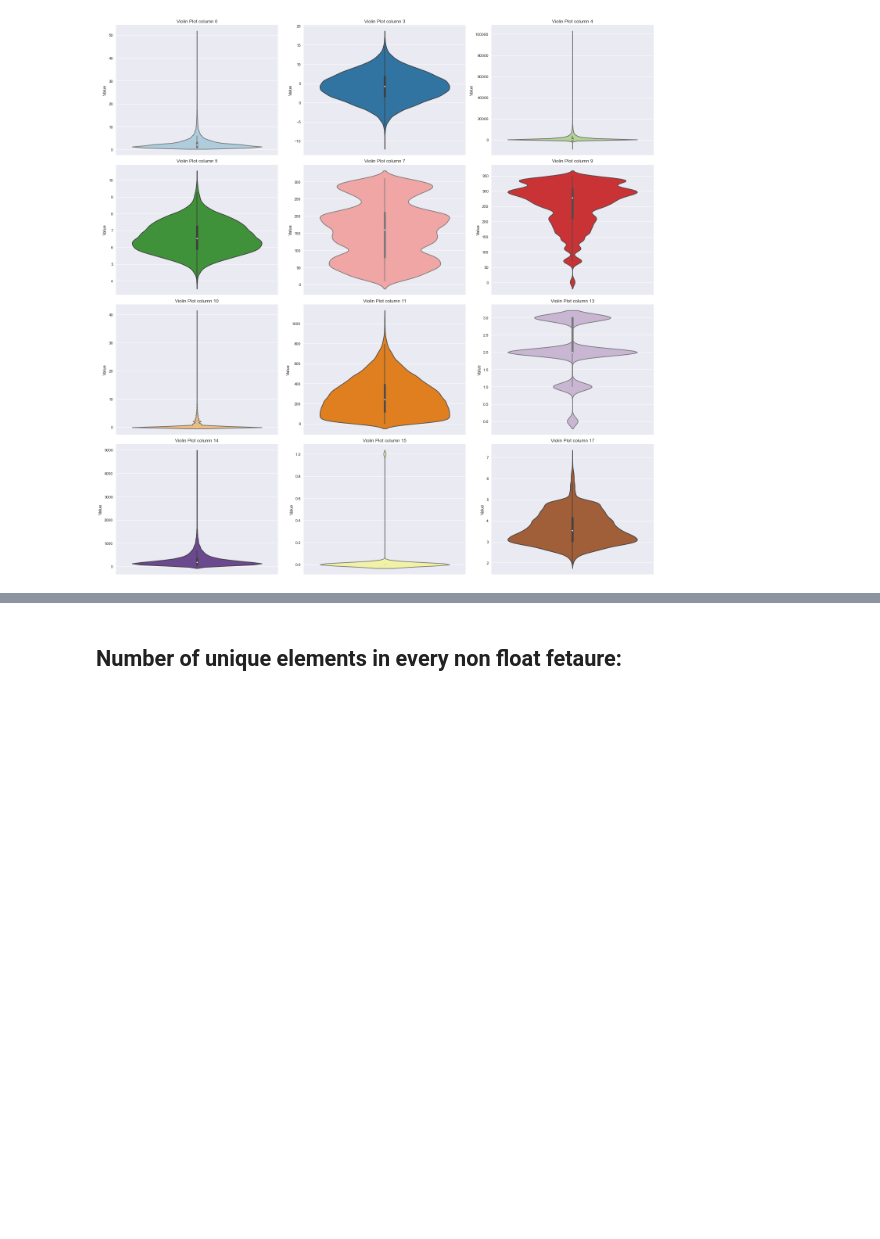
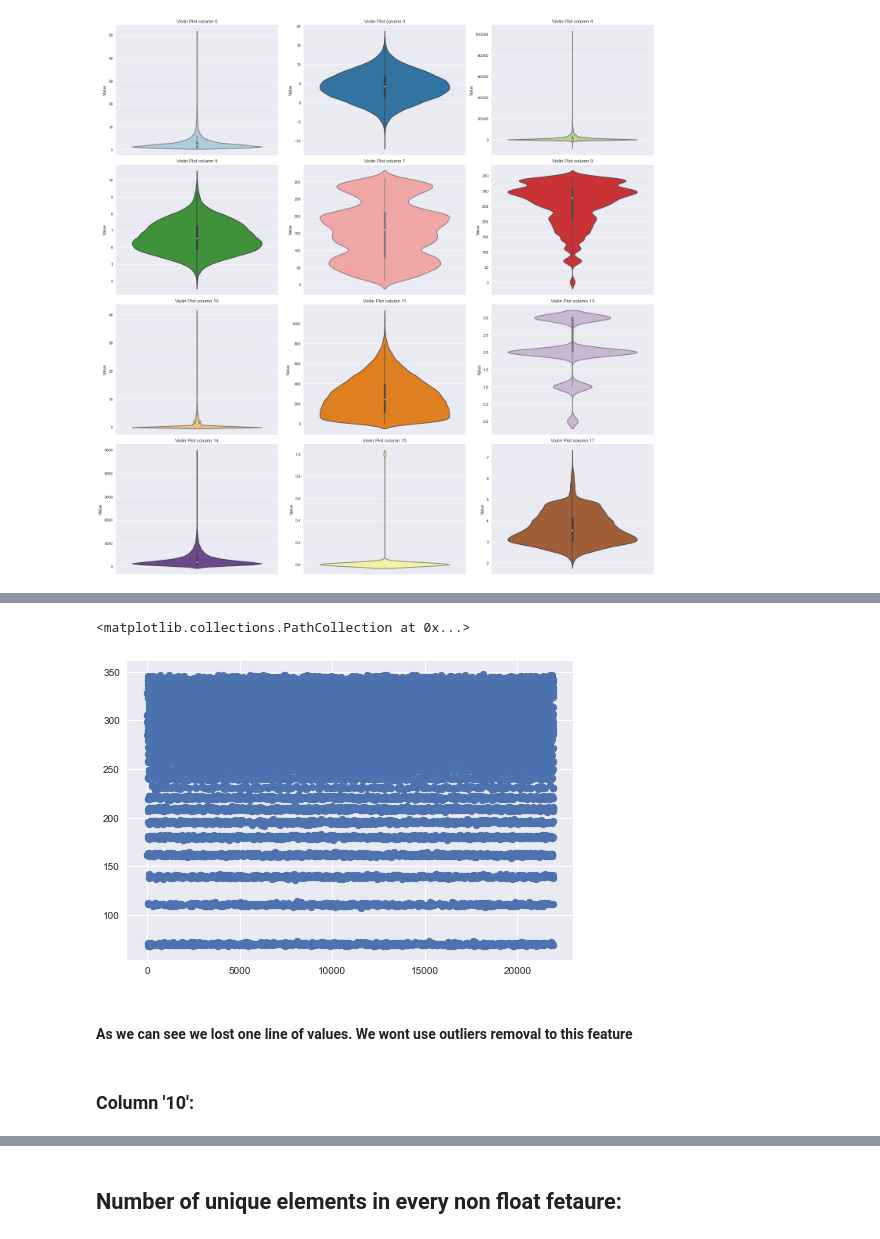
Before and after one commit to imishani/ML_Project, a Jupyter notebook: FinalProject.ipynb, the cells around one changed output, grey strips where cells are left out. Cells and saved outputs as stored; diff of their text form; code cells hidden in the pictures; blank space fills up the shorter version.

```diff
--- a/FinalProject.ipynb
+++ b/FinalProject.ipynb
@@ -194,0 +350,9 @@ array([[nan, nan, nan, ..., nan, nan, nan],
+# %%
+plt.scatter( df_numeric_col['9'].dropna()[(np.abs(st.zscore(df_numeric_col['9'].dropna())) < 3)].index,  df_numeric_col['9'].dropna()[(np.abs(st.zscore(df_numeric_col['9'].dropna())) < 3)])
+# %% [output]
+<matplotlib.collections.PathCollection at 0x...>
+[figure, added]
+# %% [markdown]
+#### As we can see we lost one line of values. We wont use outliers removal to this feature
+# %% [markdown]
+### Column '10':
```
Also changed, not shown: parts of 69 cells of this notebook.
